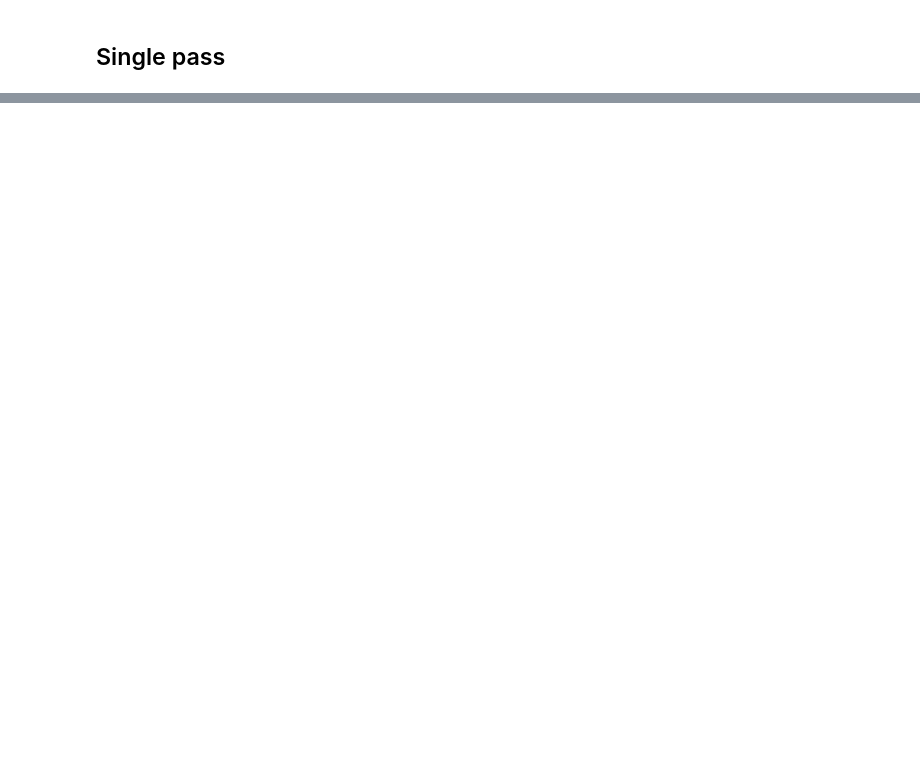
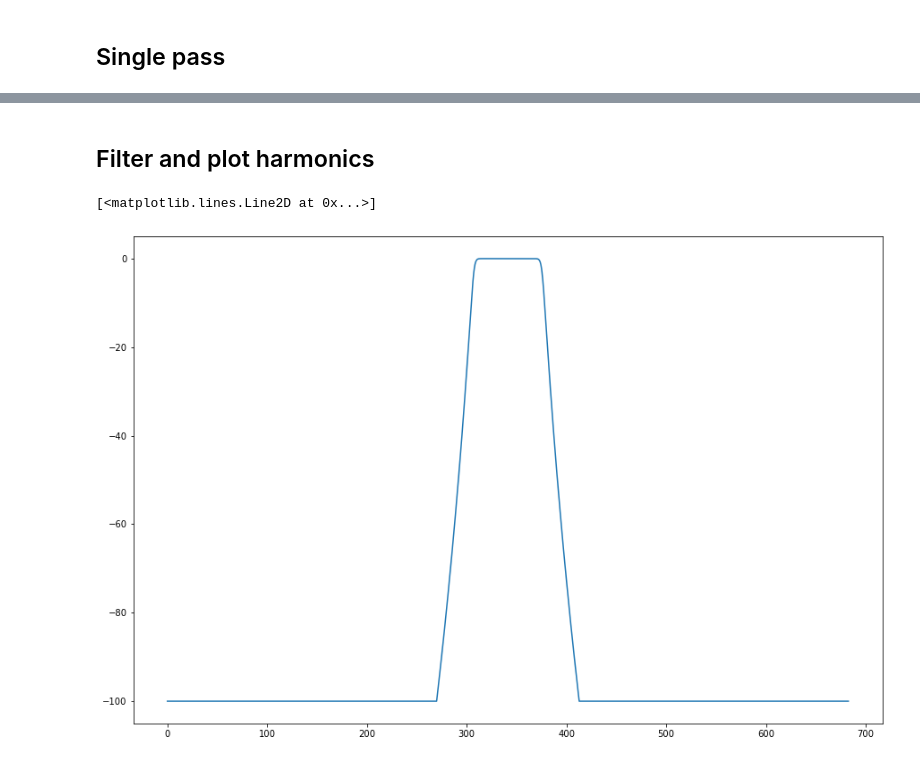
Before and after one commit to ledezmaluism/snow, a Jupyter notebook: Notebooks/SCG_3.ipynb, the cells around one changed output, grey strips where cells are left out. Drawn from its saved outputs; the diff is of its cells as text; code cells hidden in the pictures; blank space fills up the shorter version.

```diff
--- a/Notebooks/SCG_3.ipynb
+++ b/Notebooks/SCG_3.ipynb
@@ -346,0 +358,11 @@ plt.ylabel('Propagation distance (mm)');
+# %% [markdown]
+## Filter and plot harmonics
+# %%
+fs=1/dt*1e-12
+sos = signal.butter(15, [0.45, 0.55], 'bandpass', output='sos')
+w, h = signal.sosfreqz(sos, worN=NFFT)
+db = 20*np.log10(np.maximum(np.abs(h), 1e-5))
+plt.plot(w/pi*fs, db)
+# %% [output]
+[<matplotlib.lines.Line2D at 0x...>]
+[figure, added]
```
Also changed, not shown: parts of 11 cells of this notebook.
